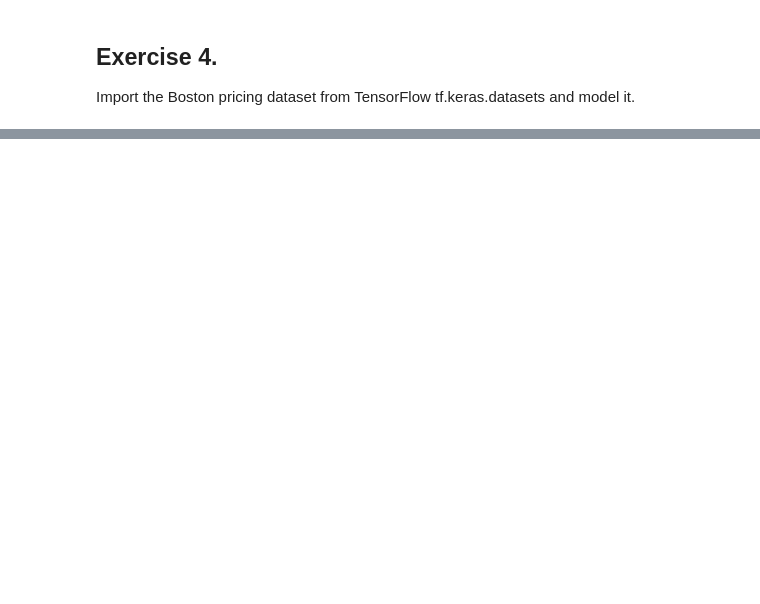
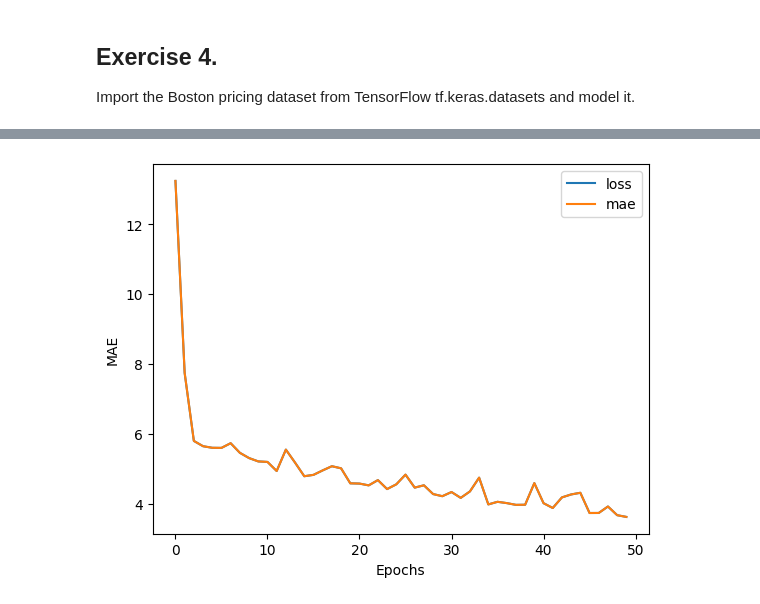
Before and after one commit to hasanzeynal/TensorFlow-Developer-Certificate, a Jupyter notebook: Exercises/01_neural_network_regrression_in_tensorflow.ipynb, the cells around one changed output, grey strips where cells are left out. Saved outputs shown, nothing was run; the diff lists cells and outputs as text; code cells hidden in the pictures; blank space fills up the shorter version.

Commit message:
Exercises on NN Regression in TensorFlow

```diff
--- a/Exercises/01_neural_network_regrression_in_tensorflow.ipynb
+++ b/Exercises/01_neural_network_regrression_in_tensorflow.ipynb
@@ -19,3 +133,8 @@ Try and improve the results we got on the insurance dataset, some things you mig
 # %% [markdown]
 ## Exercise 4.
 Import the Boston pricing dataset from TensorFlow tf.keras.datasets and model it.
+# %%
+# Getting the boston datasets from tensorflow datasets
+
+(X_train , y_train) , (X_test , y_test) = tf.keras.datasets.boston_housing.load_data(path = 'boston_housing_npz' ,
+                                                                           test_split = 0.2 , seed = 42)
@@ -21,0 +144,13 @@ Import the Boston pricing dataset from TensorFlow tf.keras.datasets and model it
+# %%
+#modelling on boston prices
+model = tf.keras.models.Sequential([
+    tf.keras.layers.Dense(100,activation= 'relu'),
+    tf.keras.layers.Dense(100,activation= 'relu'),
+    tf.keras.layers.Dense(100,activation= 'relu'),
+    tf.keras.layers.Dense(100,activation= 'relu'),
+    tf.keras.layers.Dense(1)
+])
+
+model.compile(loss= 'mae', optimizer='adam', metrics= ['mae'])
+
+history = model.fit(X_train,y_train,epochs=50)
@@ -21,0 +186,9 @@ Import the Boston pricing dataset from TensorFlow tf.keras.datasets and model it
+# %%
+#import pandas
+import pandas as pd
+pd.DataFrame(history.history).plot()
+plt.xlabel('Epochs')
+plt.ylabel('MAE')
+plt.show()
+# %% [output]
+[figure, added]
```
Also changed, not shown: parts of 8 cells of this notebook.
